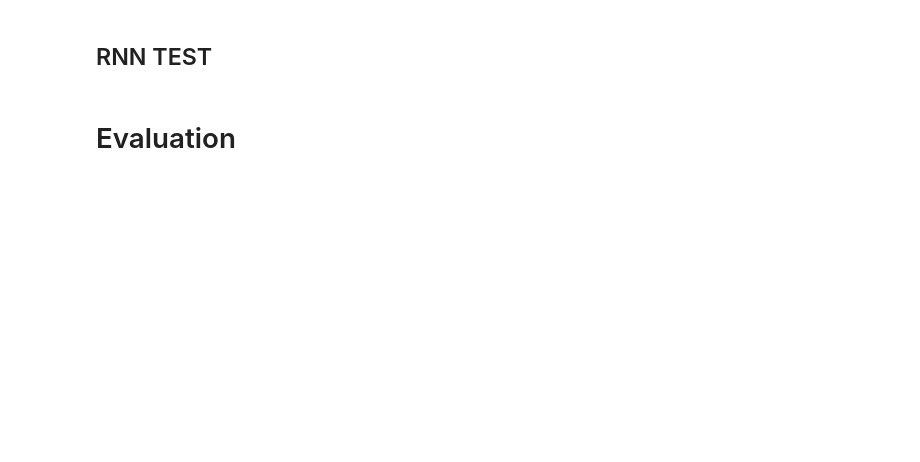
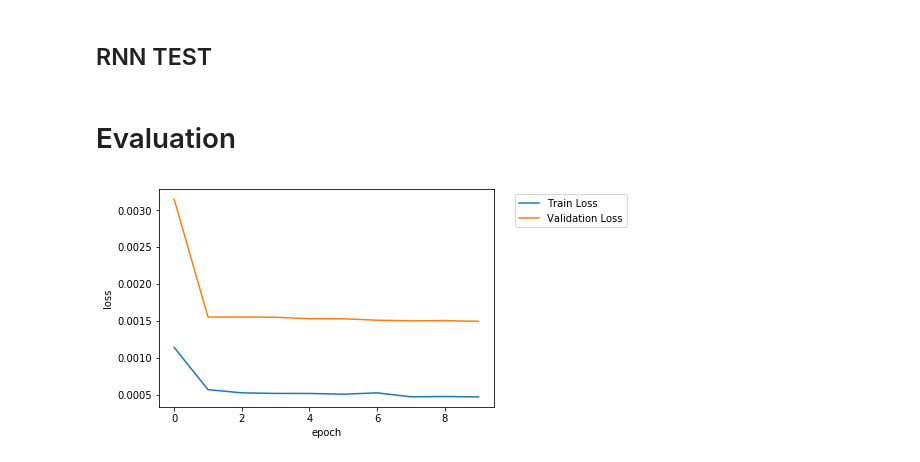
Before and after one commit to adiljahouh/2AMM10_38, a Jupyter notebook: assignment_2_3/a2_skeleton.ipynb, the cells around one changed output. Drawn from its saved outputs; the diff is of its cells as text; code cells hidden in the pictures; blank space fills up the shorter version.

```diff
--- a/assignment_2_3/a2_skeleton.ipynb
+++ b/assignment_2_3/a2_skeleton.ipynb
@@ -468,44 +508,18 @@ class LSTMModel(nn.Module):
         return out
 # %% [markdown]
 # Evaluation
-# %%
-# NN MODEL
-from tqdm import tqdm
-def train(model, train_loader, n_epochs, optimizer, criterion):
-    train_losses = []
-    val_losses = []
-    for epoch in range(1, n_epochs + 1):
-        running_loss = 0.0
-        model.train()
-
-        for veloc, charges, position, y in tqdm(train_loader):
-            pt_loss = 0.0
-            init_veloc_xy = veloc[:, 0, :, :]
-            init_pos_xy = position[:, 0, :, :]
-            charge = charges[:, :, 0]
-            print(init_pos_xy.shape)
-            print(charge.shape)
-            print(init_veloc_xy.shape)
-            break
-            x = torch.cat([init_pos_xy, charge, init_veloc_xy], dim=0)
-            y = y[:, -1, :, -1] # get [128, 2] batch x,y coordinate
-            y = torch.squeeze(y) # flattens dimensions of 1
-            optimizer.zero_grad()
-            outputs = model(x)
-            loss = criterion(outputs, y)
-            pt_loss += loss.item()
-            loss.backward()
-            optimizer.step()
-            pt_loss = pt_loss/10
-            running_loss += pt_loss
-
-        avg_train_loss = running_loss / (len(train_loader) * 128) # batch size
-        train_losses.append(avg_train_loss)
-
-    return train_losses
 # %%
 
 loss_fn = nn.MSELoss(reduction="mean") # can do MSE/MAE depends on outliers
 RNN_network = LSTMModel()
 optimizer = optim.Adam(RNN_network.parameters(), lr=learning_rate, weight_decay=weight_decay)
-train_loss = train(model= RNN_network, train_loader=train_loader, n_epochs=10, optimizer= optimizer, criterion=loss_fn)
+trainloss, valloss, output_val = train(model= RNN_network, train_loader=train_loader, n_epochs=10, optimizer= optimizer, criterion=loss_fn)
+# %%
+plt.xlabel('epoch')
+plt.ylabel('loss')
+plt.plot(trainloss, label='Train Loss')
+plt.plot(valloss, label="Validation Loss")
+plt.legend(bbox_to_anchor=(1.05, 1.0), loc='upper left')
+plt.show()
+# %% [output]
+[figure, added]
```
Also changed, not shown: parts of 7 cells of this notebook.
